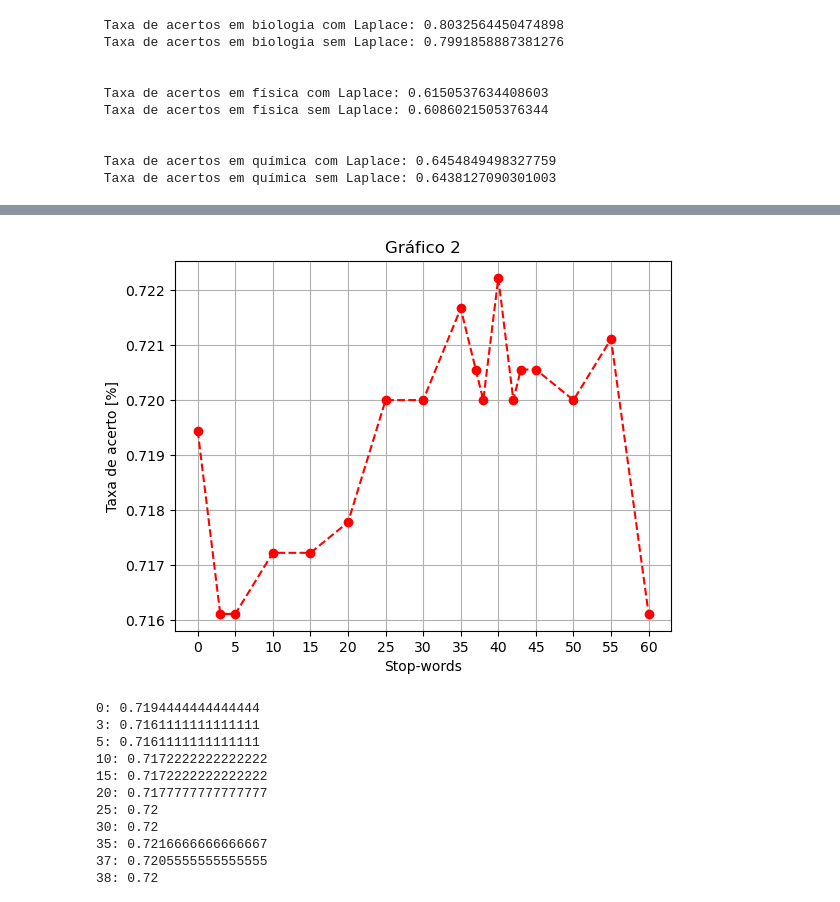
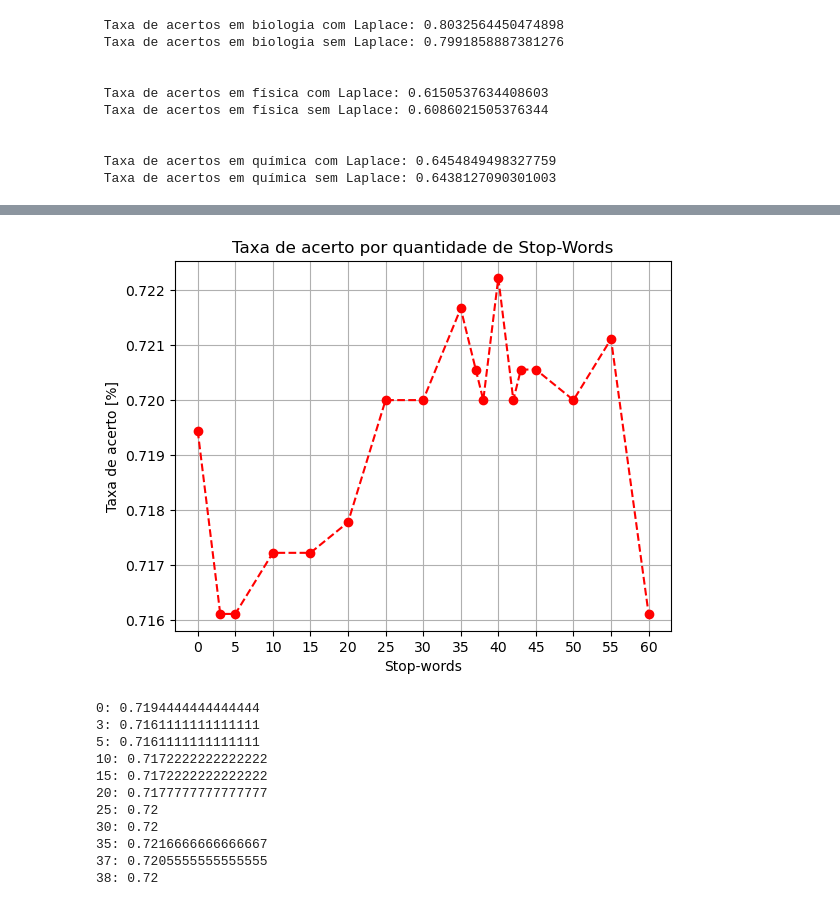
Before and after one commit to Danilo-C-Ramos/C-Dados-Grupo-1, a Jupyter notebook: Projeto1 Template copy.ipynb, the cells around one changed output, grey strips where cells are left out. Saved outputs shown, nothing was run; the diff lists cells and outputs as text; code cells hidden in the pictures.

```diff
--- a/Projeto1 Template copy.ipynb
+++ b/Projeto1 Template copy.ipynb
@@ -450,5 +462,5 @@ plt.show()
 # %%
-N = np.arange(1,4)
+N = np.arange(1,5)
 
 # n_stop_words = np.arange(0, 65, 5)
 n_stop_words = [0, 3, 5, 10, 15, 20, 25, 30, 35, 37, 38, 40, 42, 43, 45, 50, 55, 60]
@@ -548,7 +560,7 @@ for n_stop in n_stop_words:
 
 plt.legend(loc='upper left', bbox_to_anchor=(1, 1))
 plt.grid()
-plt.title('Gráfico 1')
+plt.title('Taxa de acerto por N-grams')
 plt.xlabel('N-grams')
 plt.ylabel('Taxa de acerto [%]')
 plt.xticks(N)
@@ -558,14 +570,14 @@ plt.show()
 # %%
 plt.plot(n_stop_words, lista_acertos_n, 'r--')
 plt.plot(n_stop_words, lista_acertos_n, 'ro')
 plt.grid()
-plt.title('Gráfico 2')
+plt.title('Taxa de acerto por quantidade de Stop-Words')
 plt.xlabel('Stop-words')
 plt.ylabel('Taxa de acerto [%]')
 plt.xticks(np.arange(0,65, 5))
 plt.show()
 # %% [output]
-[figure, old version]
+[figure, new version]
 # %%
 # Mostra a taxa de acerto para cada quantidade respectiva de stop-words
 for i, porc in enumerate(lista_acertos_n):
```
Also changed, not shown: parts of 14 cells of this notebook.
